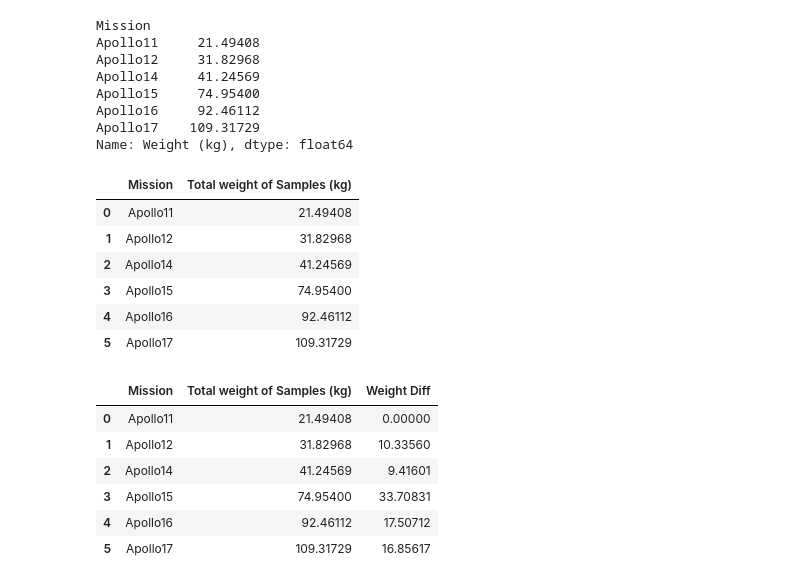
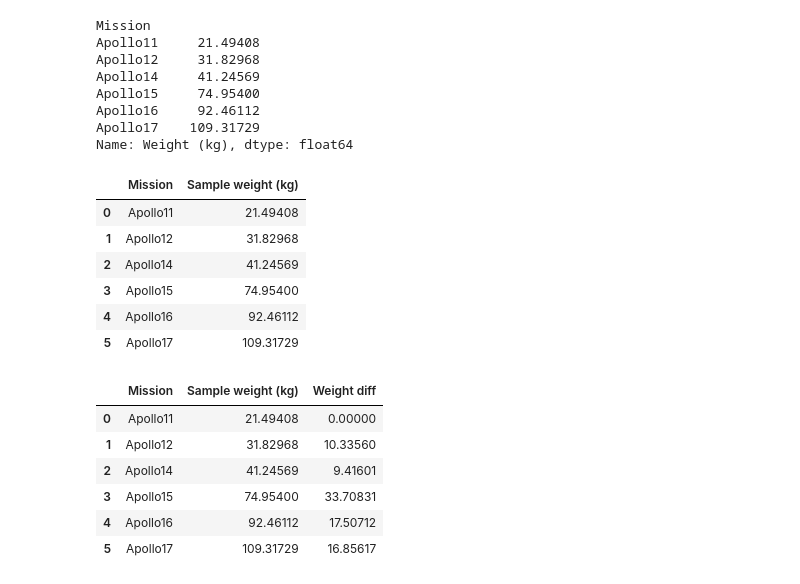
Before and after one commit to asefycom/pandas-project-based-course, a Jupyter notebook: rock-analysis.ipynb, the cells around one changed output. Saved outputs shown, nothing was run; the diff lists cells and outputs as text; code cells hidden in the pictures.

```diff
--- a/rock-analysis.ipynb
+++ b/rock-analysis.ipynb
@@ -193,10 +193,10 @@ Name: Weight (kg), dtype: float64
 # %%
 # ادغام یک سری در یک دیتافریم
 missions = pd.merge(missions, total_samples_weight, on='Mission')
-missions.rename(columns={'Weight (kg)':'Total weight of Samples (kg)'}, inplace=True)
+missions.rename(columns={'Weight (kg)':'Sample weight (kg)'}, inplace=True)
 missions
 # %% [output]
-|  | Mission | Total weight of Samples (kg) |
+|  | Mission | Sample weight (kg) |
 | 0 | Apollo11 | 21.49408 |
 | 1 | Apollo12 | 31.82968 |
 | 2 | Apollo14 | 41.24569 |
@@ -205,11 +205,11 @@ missions
 | 5 | Apollo17 | 109.31729 |
 # %%
 # تفاضل داده ها در یک ستون
-missions['Weight Diff'] = missions['Total weight of Samples (kg)'].diff()
-missions['Weight Diff'] = missions['Weight Diff'].fillna(value=0)
+missions['Weight diff'] = missions['Sample weight (kg)'].diff()
+missions['Weight diff'] = missions['Weight diff'].fillna(value=0)
 missions
 # %% [output]
-|  | Mission | Total weight of Samples (kg) | Weight Diff |
+|  | Mission | Sample weight (kg) | Weight diff |
 | 0 | Apollo11 | 21.49408 | 0.00000 |
 | 1 | Apollo12 | 31.82968 | 10.33560 |
 | 2 | Apollo14 | 41.24569 | 9.41601 |
```
Also changed, not shown: parts of 2 cells of this notebook.
